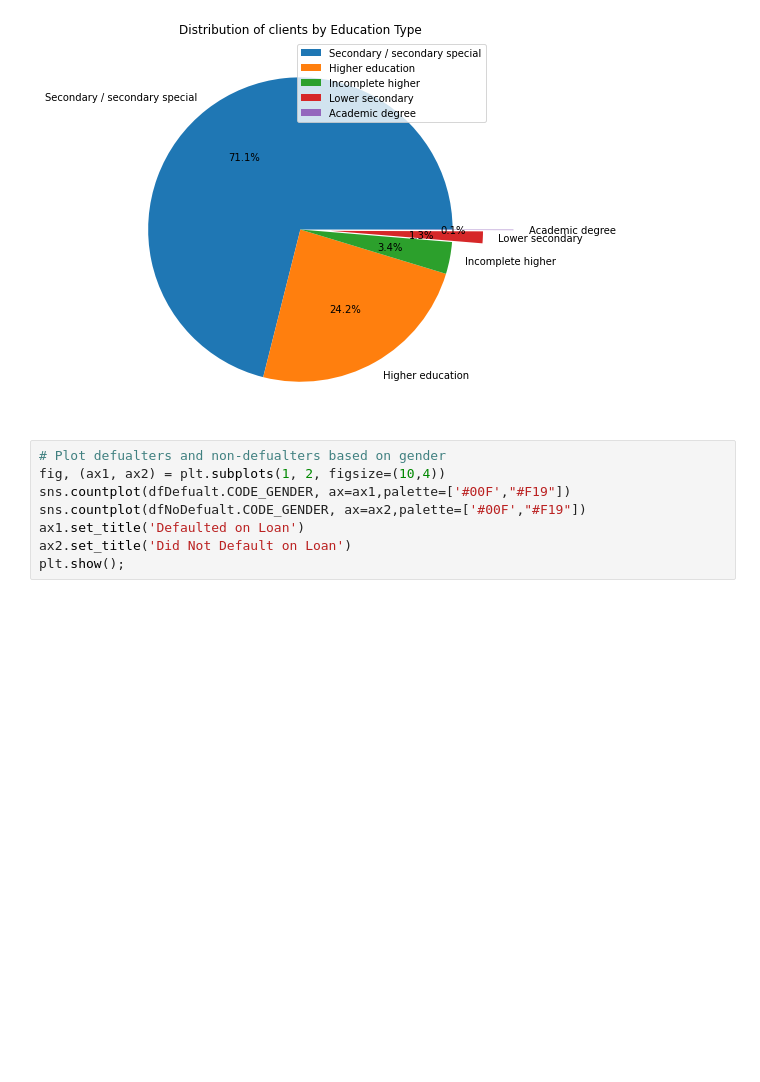
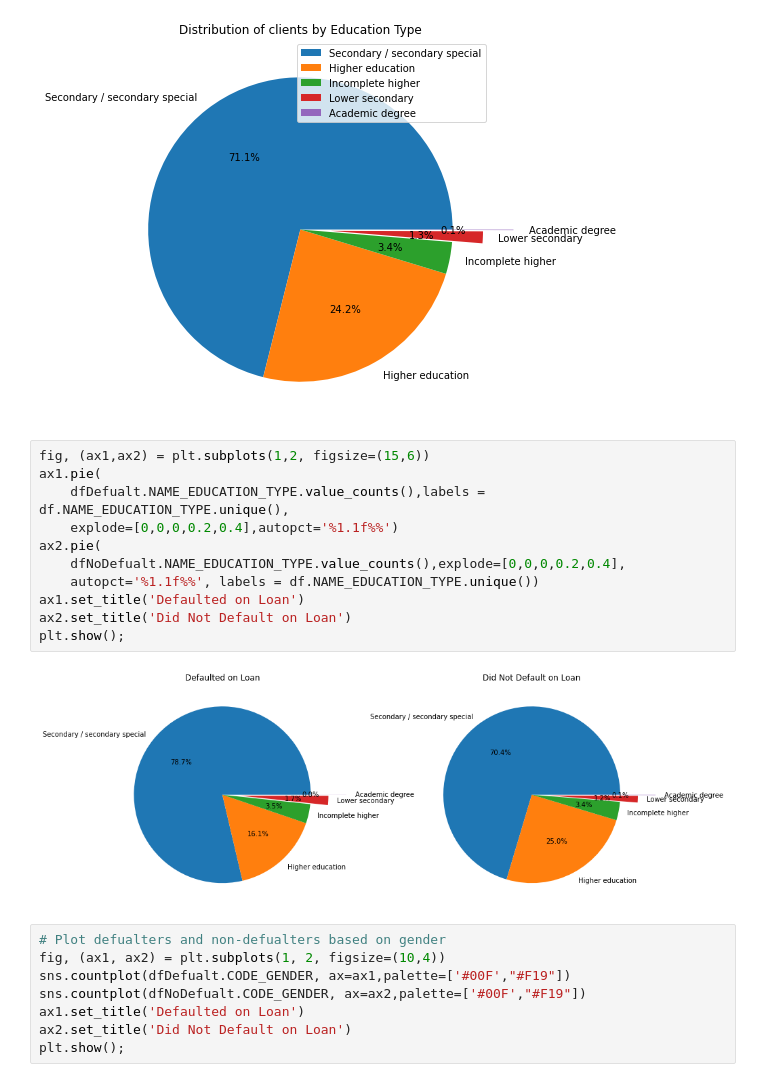
Before and after one commit to SharelCooper/LoanDefaultAnalysisAndMLPredicton, a Jupyter notebook: Loan Defualt Project .ipynb, the cells around one changed output. Cells and saved outputs as stored; diff of their text form; blank space fills up the shorter version.

```diff
--- a/Loan Defualt Project .ipynb
+++ b/Loan Defualt Project .ipynb
@@ -769,6 +771,19 @@ plt.title("Distribution of clients by Education Type")
 plt.show();
 # %% [output]
 [figure]
+# %%
+fig, (ax1,ax2) = plt.subplots(1,2, figsize=(15,6))
+ax1.pie(
+    dfDefualt.NAME_EDUCATION_TYPE.value_counts(),labels = df.NAME_EDUCATION_TYPE.unique(),
+    explode=[0,0,0,0.2,0.4],autopct='%1.1f%%')
+ax2.pie(
+    dfNoDefualt.NAME_EDUCATION_TYPE.value_counts(),explode=[0,0,0,0.2,0.4],
+    autopct='%1.1f%%', labels = df.NAME_EDUCATION_TYPE.unique())
+ax1.set_title('Defaulted on Loan')
+ax2.set_title('Did Not Default on Loan')
+plt.show();
+# %% [output]
+[figure, added]
 # %%
 # Plot defualters and non-defualters based on gender
 fig, (ax1, ax2) = plt.subplots(1, 2, figsize=(10,4))
```
Also changed, not shown: parts of 2 cells of this notebook.
